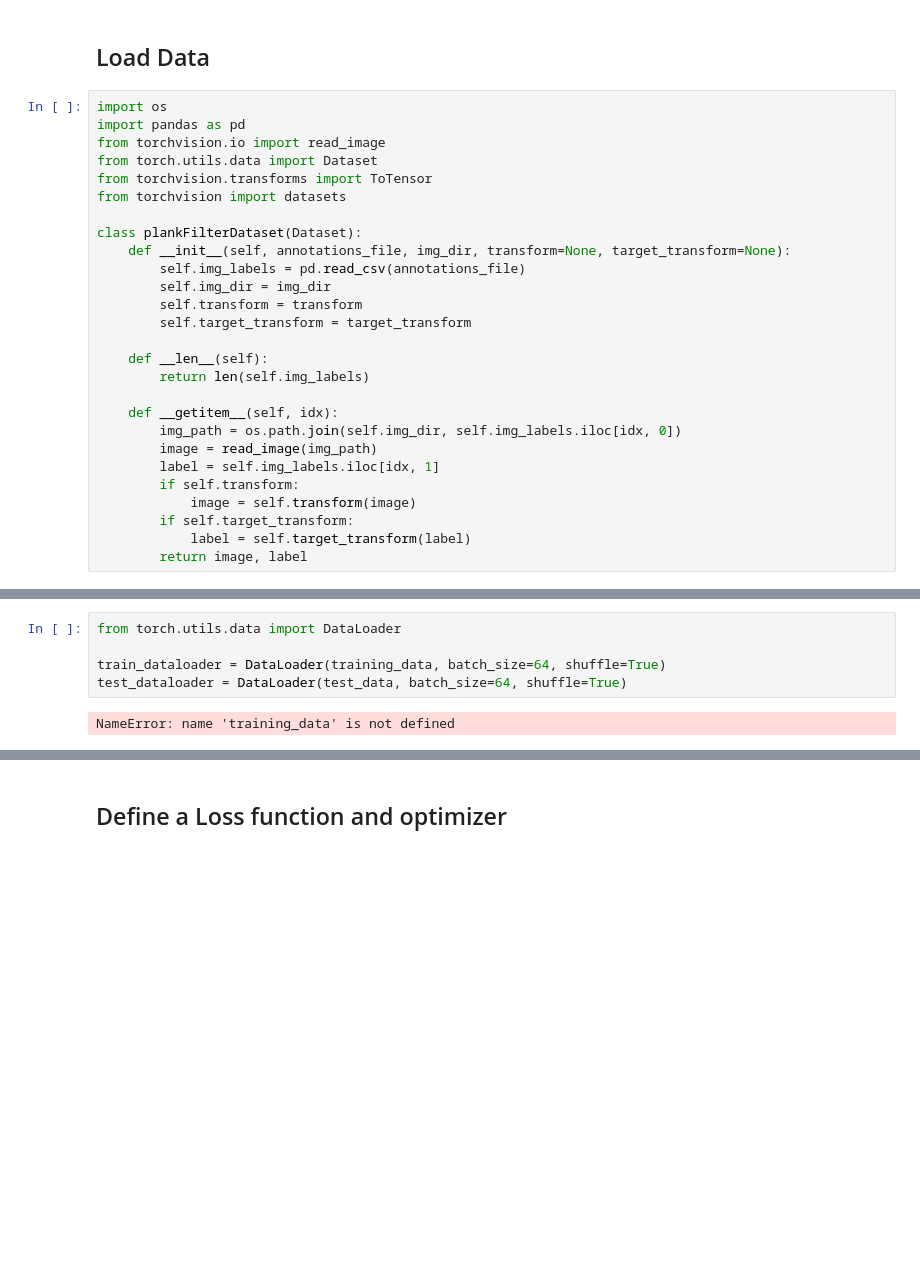
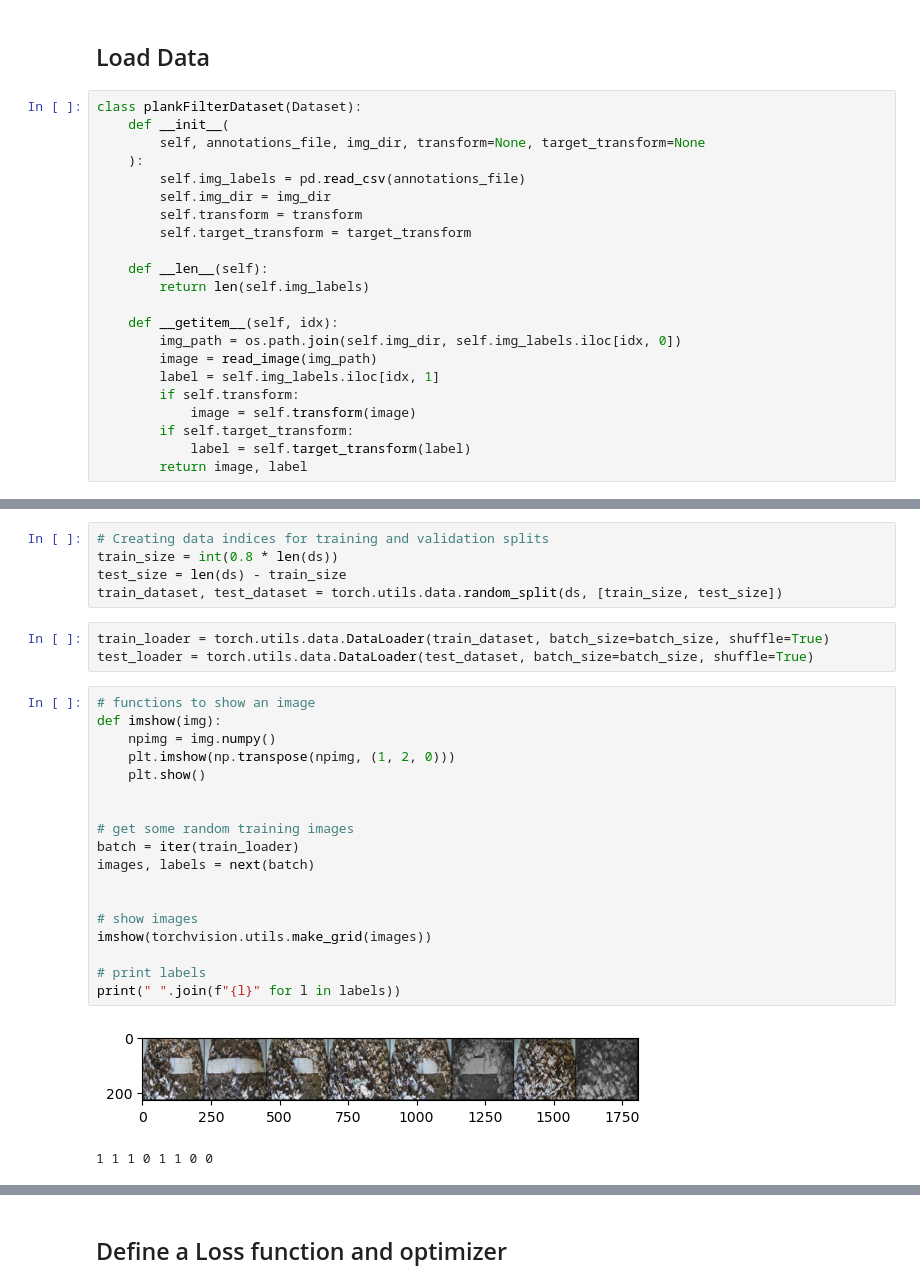
Before and after one commit to student-GML/crapauduc, a Jupyter notebook: filter_plank.ipynb, the cells around one changed output, grey strips where cells are left out. Cells and saved outputs as stored; diff of their text form; blank space fills up the shorter version.

Commit message:
almost get the training done

```diff
--- a/filter_plank.ipynb
+++ b/filter_plank.ipynb
@@ -15,15 +29,10 @@ import torch.optim as optim
 # %% [markdown]
 ## Load Data
 # %%
-import os
-import pandas as pd
-from torchvision.io import read_image
-from torch.utils.data import Dataset
-from torchvision.transforms import ToTensor
-from torchvision import datasets
-
 class plankFilterDataset(Dataset):
-    def __init__(self, annotations_file, img_dir, transform=None, target_transform=None):
+    def __init__(
+        self, annotations_file, img_dir, transform=None, target_transform=None
+    ):
         self.img_labels = pd.read_csv(annotations_file)
         self.img_dir = img_dir
         self.transform = transform
@@ -50,7 +72,29 @@ plankFilterDataset = plankFilterDataset(
+# %%
+# Creating data indices for training and validation splits
+train_size = int(0.8 * len(ds))
+test_size = len(ds) - train_size
+train_dataset, test_dataset = torch.utils.data.random_split(ds, [train_size, test_size])
 # %%
-from torch.utils.data import DataLoader
-
-train_dataloader = DataLoader(training_data, batch_size=64, shuffle=True)
-test_dataloader = DataLoader(test_data, batch_size=64, shuffle=True)
+train_loader = torch.utils.data.DataLoader(train_dataset, batch_size=batch_size, shuffle=True)
+test_loader = torch.utils.data.DataLoader(test_dataset, batch_size=batch_size, shuffle=True)
-# %% [output]
-NameError: name 'training_data' is not defined
+# %%
+# functions to show an image
+def imshow(img):
+    npimg = img.numpy()
+    plt.imshow(np.transpose(npimg, (1, 2, 0)))
+    plt.show()
+
+
+# get some random training images
+batch = iter(train_loader)
+images, labels = next(batch)
+
+
+# show images
+imshow(torchvision.utils.make_grid(images))
+
+# print labels
+print(" ".join(f"{l}" for l in labels))
+# %% [output]
+[figure, added]
+1 1 1 0 1 1 0 0
```
Also changed, not shown: parts of 8 cells of this notebook, 1 other file.
